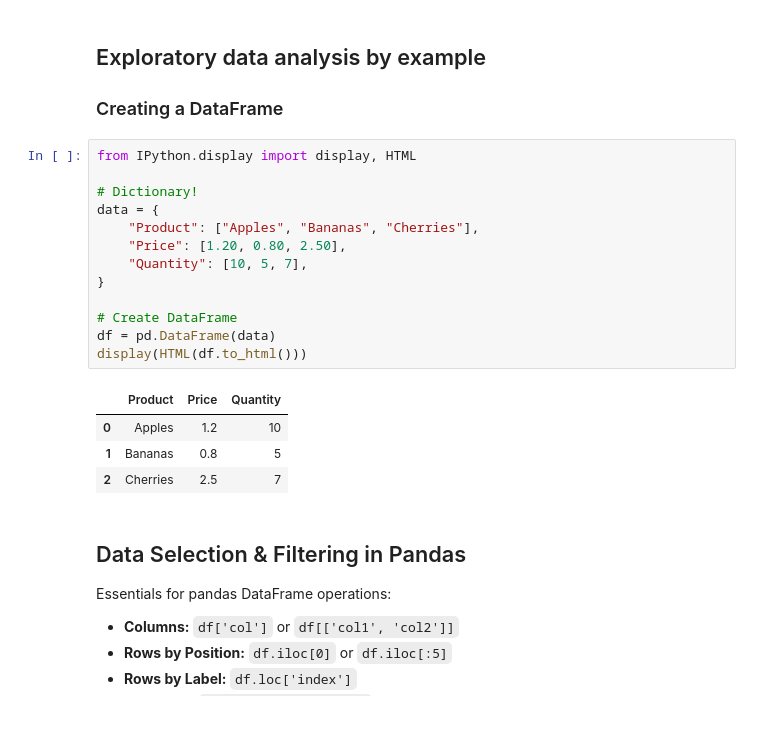
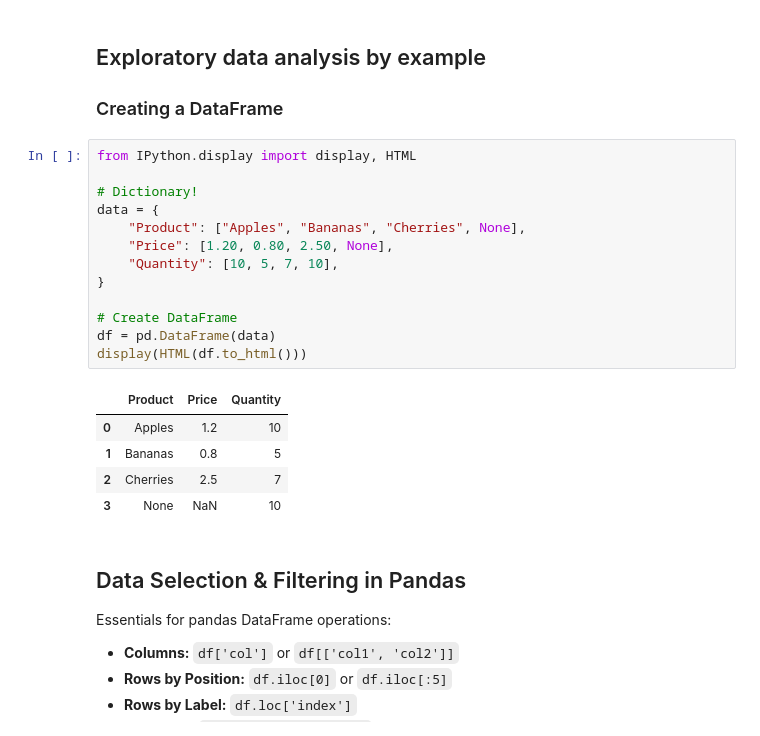
Before and after one commit to EEB330/slides, a Jupyter notebook: 16_intro_to_python_2.ipynb, the cells around one changed output. Cells and saved outputs as stored; diff of their text form.

```diff
--- a/16_intro_to_python_2.ipynb
+++ b/16_intro_to_python_2.ipynb
@@ -81,21 +81,22 @@ print(netflix_df.head(3))
 # %%
 from IPython.display import display, HTML
 
 # Dictionary!
 data = {
-    "Product": ["Apples", "Bananas", "Cherries"],
-    "Price": [1.20, 0.80, 2.50],
-    "Quantity": [10, 5, 7],
+    "Product": ["Apples", "Bananas", "Cherries", None],
+    "Price": [1.20, 0.80, 2.50, None],
+    "Quantity": [10, 5, 7, 10],
 }
 
 # Create DataFrame
 df = pd.DataFrame(data)
 display(HTML(df.to_html()))
 # %% [output]
 |  | Product | Price | Quantity |
 | 0 | Apples | 1.2 | 10 |
 | 1 | Bananas | 0.8 | 5 |
 | 2 | Cherries | 2.5 | 7 |
+| 3 | None | NaN | 10 |
 # %% [markdown]
 ## Data Selection & Filtering in Pandas
 
```
Also changed, not shown: parts of 7 cells of this notebook, 2 other files.
